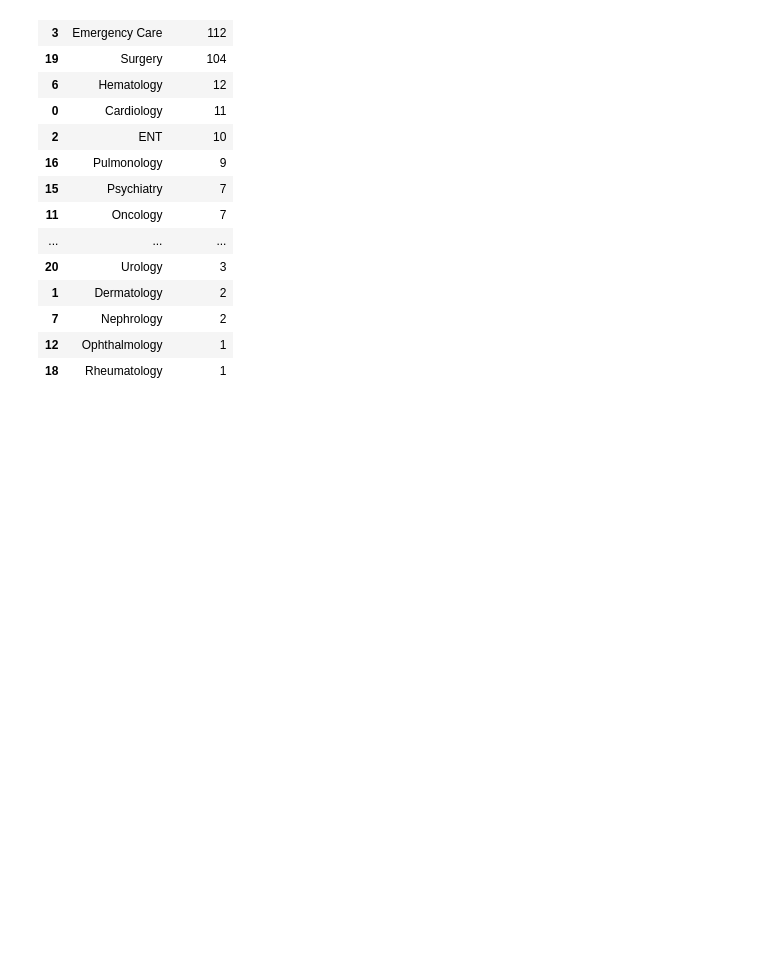
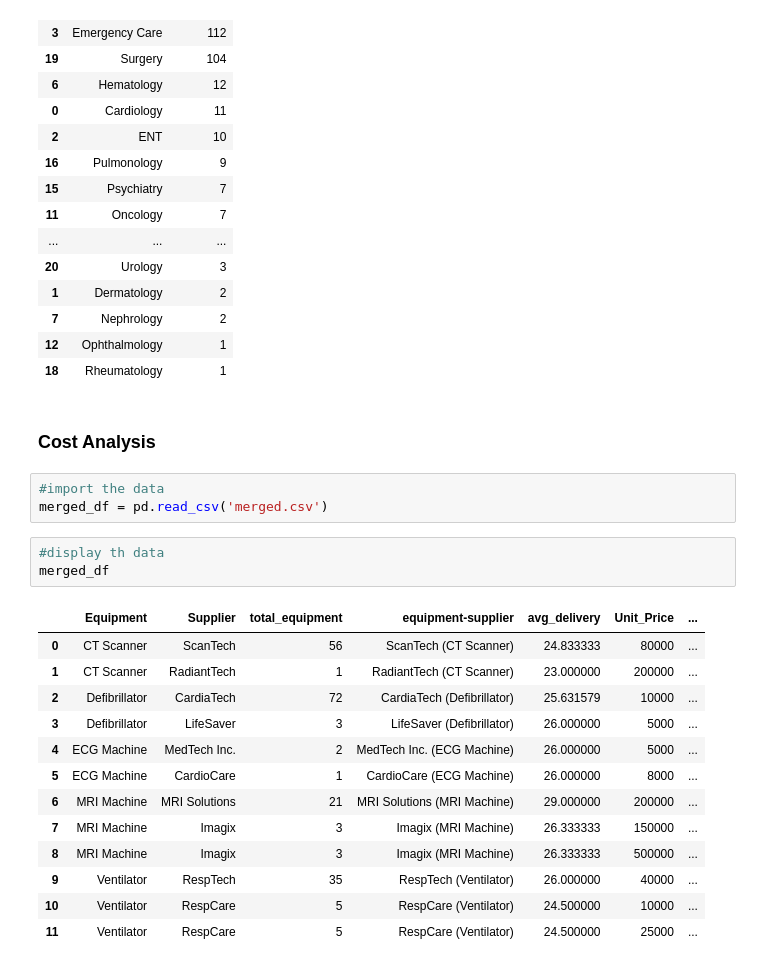
Before and after one commit to valezenwanne/Hospital_Procurement_Data_Analysis, a Jupyter notebook: Hospital Procurement Data Analysis.ipynb, the cells around one changed output. Saved outputs shown, nothing was run; the diff lists cells and outputs as text; blank space fills up the shorter version.

Commit message:
import table and analyze cost

```diff
--- a/Hospital Procurement Data Analysis.ipynb
+++ b/Hospital Procurement Data Analysis.ipynb
@@ -1397,3 +1397,25 @@ df.groupby(['Department'], as_index=False).agg(total_qty=('Quantity', 'sum')).so
 | 7 | Nephrology | 2 |
 | 12 | Ophthalmology | 1 |
 | 18 | Rheumatology | 1 |
+# %% [markdown]
+### Cost Analysis
+# %%
+#import the data
+merged_df = pd.read_csv('merged.csv')
+# %%
+#display th data
+merged_df
+# %% [output]
+|  | Equipment | Supplier | total_equipment | equipment-supplier | avg_delivery | Unit_Price | ... |
+| 0 | CT Scanner | ScanTech | 56 | ScanTech (CT Scanner) | 24.833333 | 80000 | ... |
+| 1 | CT Scanner | RadiantTech | 1 | RadiantTech (CT Scanner) | 23.000000 | 200000 | ... |
+| 2 | Defibrillator | CardiaTech | 72 | CardiaTech (Defibrillator) | 25.631579 | 10000 | ... |
+| 3 | Defibrillator | LifeSaver | 3 | LifeSaver (Defibrillator) | 26.000000 | 5000 | ... |
+| 4 | ECG Machine | MedTech Inc. | 2 | MedTech Inc. (ECG Machine) | 26.000000 | 5000 | ... |
+| 5 | ECG Machine | CardioCare | 1 | CardioCare (ECG Machine) | 26.000000 | 8000 | ... |
+| 6 | MRI Machine | MRI Solutions | 21 | MRI Solutions (MRI Machine) | 29.000000 | 200000 | ... |
+| 7 | MRI Machine | Imagix | 3 | Imagix (MRI Machine) | 26.333333 | 150000 | ... |
+| 8 | MRI Machine | Imagix | 3 | Imagix (MRI Machine) | 26.333333 | 500000 | ... |
+| 9 | Ventilator | RespTech | 35 | RespTech (Ventilator) | 26.000000 | 40000 | ... |
+| 10 | Ventilator | RespCare | 5 | RespCare (Ventilator) | 24.500000 | 10000 | ... |
+| 11 | Ventilator | RespCare | 5 | RespCare (Ventilator) | 24.500000 | 25000 | ... |
```
